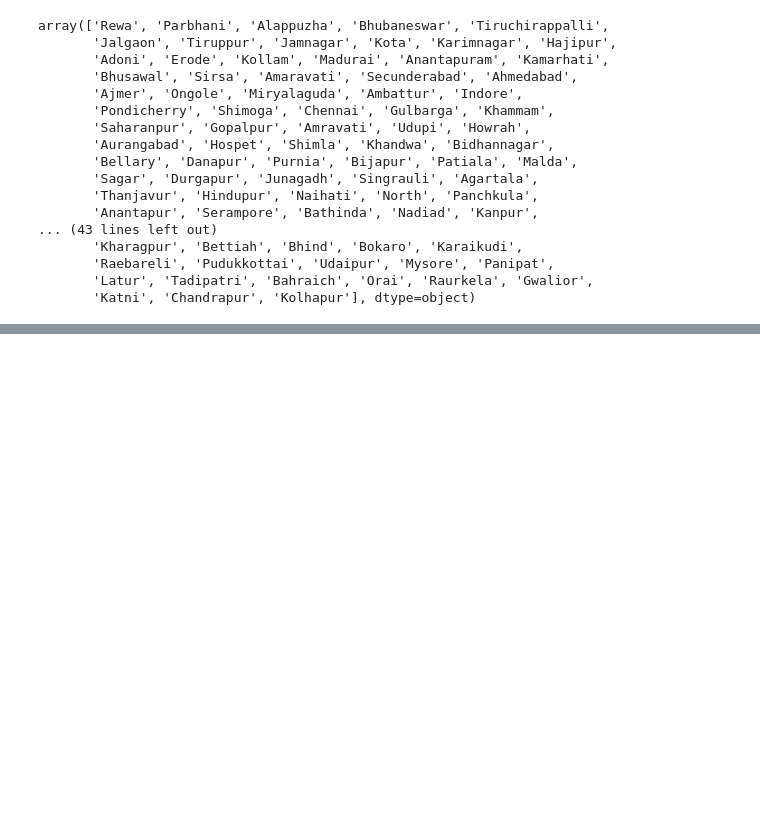
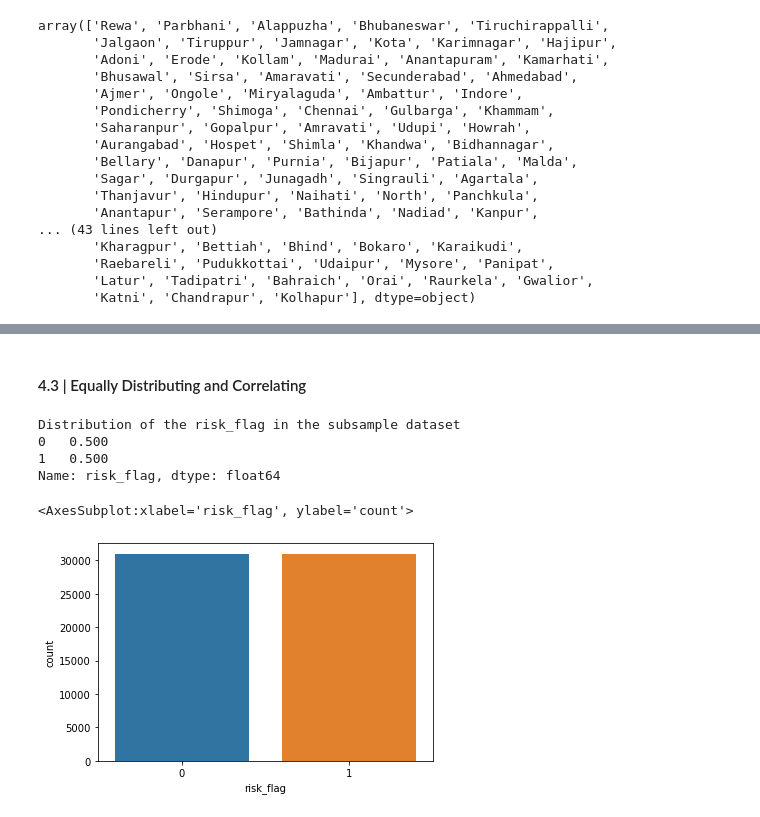
Before and after one commit to masete/Loan-Prediction-based-on-Customer-Behaviour, a Jupyter notebook: eda.ipynb, the cells around one changed output, grey strips where cells are left out. Drawn from its saved outputs; the diff is of its cells as text; code cells hidden in the pictures; blank space fills up the shorter version.

Commit message:
plotted distribution of risk_lag

```diff
--- a/eda.ipynb
+++ b/eda.ipynb
@@ -553,0 +557,3 @@ array(['Rewa', 'Parbhani', 'Alappuzha', 'Bhubaneswar', 'Tiruchirappalli',
+# %%
+df.state = df.state.str.extract("([A-Za-z]+)")
+df.state.unique()
@@ -553,0 +569,15 @@ array(['Rewa', 'Parbhani', 'Alappuzha', 'Bhubaneswar', 'Tiruchirappalli',
+# %%
+# Since our classes are highly skewed we should make them equivalent in order to have a normal distribution of the classes.
+# Lets shuffle the data before creating the subsamples
+df = df.sample(frac=1)
+# %%
+# amount of fraud classes 492 rows.
+risk_data = df.loc[df["risk_flag"] == 1]
+not_risk_data = df.loc[df["risk_flag"] == 0][:30996]
+
+normal_distributed_data = pd.concat([risk_data, not_risk_data])
+# %%
+# Shuffle dataframe rows
+loan = normal_distributed_data.sample(frac=1, random_state=42)
+
+loan.head()
@@ -553,0 +591,18 @@ array(['Rewa', 'Parbhani', 'Alappuzha', 'Bhubaneswar', 'Tiruchirappalli',
+# %% [markdown]
+#### 4.3 | Equally Distributing and Correlating
+# %%
+print("Distribution of the risk_flag in the subsample dataset")
+print(loan["risk_flag"].value_counts() / len(loan))
+
+# sns.countplot("risk_flag", data=loan)
+# plt.title('Equally Distributed Risk Flag', fontsize=14);
+
+sns.countplot(x=loan["risk_flag"])
+plt.show()
+# %% [output]
+Distribution of the risk_flag in the subsample dataset
+0   0.500
+1   0.500
+Name: risk_flag, dtype: float64
+<AxesSubplot:xlabel='risk_flag', ylabel='count'>
+[figure, added]
```
Also changed, not shown: parts of 5 cells of this notebook.
